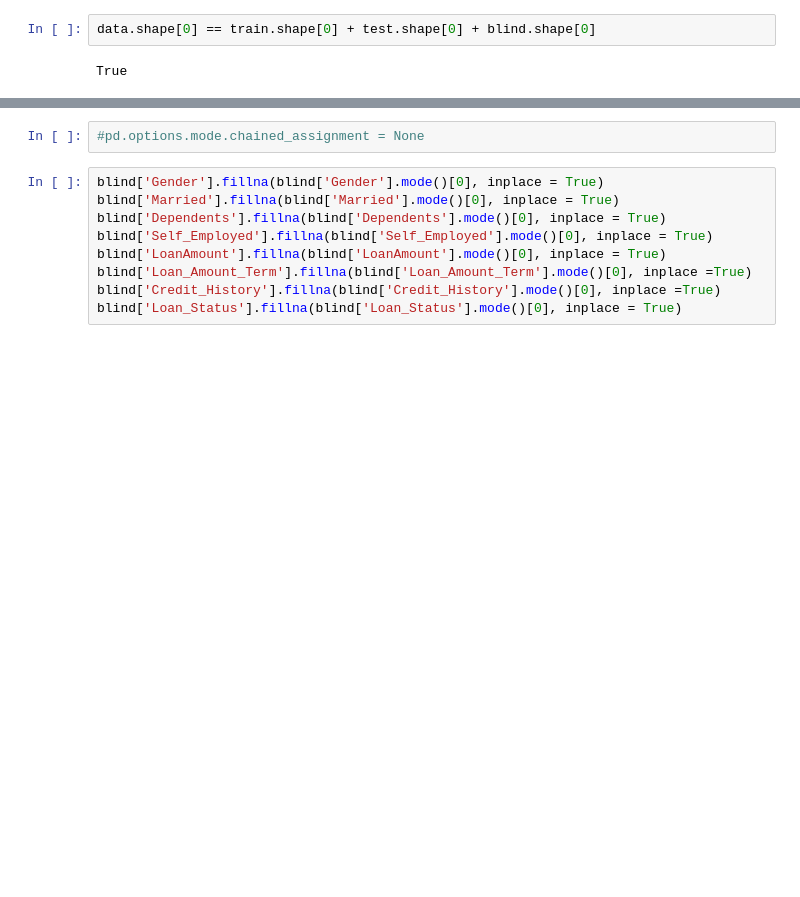
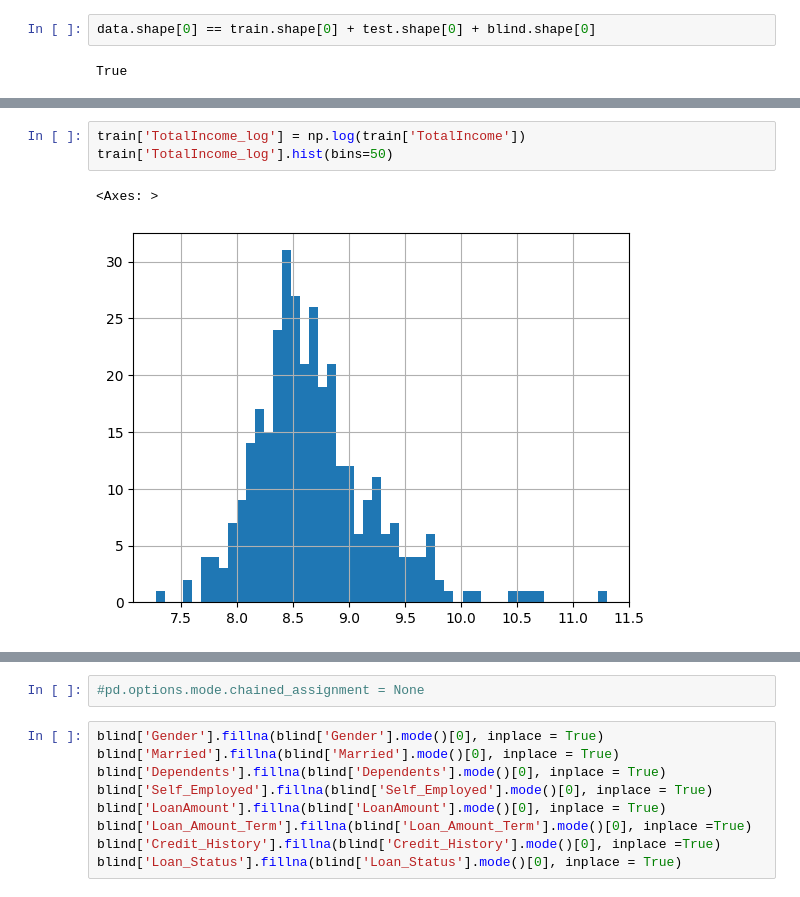
Before and after one commit to maguraaron/adatkezelo, a Jupyter notebook: beadando_nagy.ipynb, the cells around one changed output, grey strips where cells are left out. Cells and saved outputs as stored; diff of their text form; blank space fills up the shorter version.

```diff
--- a/beadando_nagy.ipynb
+++ b/beadando_nagy.ipynb
@@ -156,0 +178,6 @@ True
+# %%
+train['TotalIncome_log'] = np.log(train['TotalIncome'])
+train['TotalIncome_log'].hist(bins=50)
+# %% [output]
+<Axes: >
+[figure, added]
```
Also changed, not shown: parts of 21 cells of this notebook.
